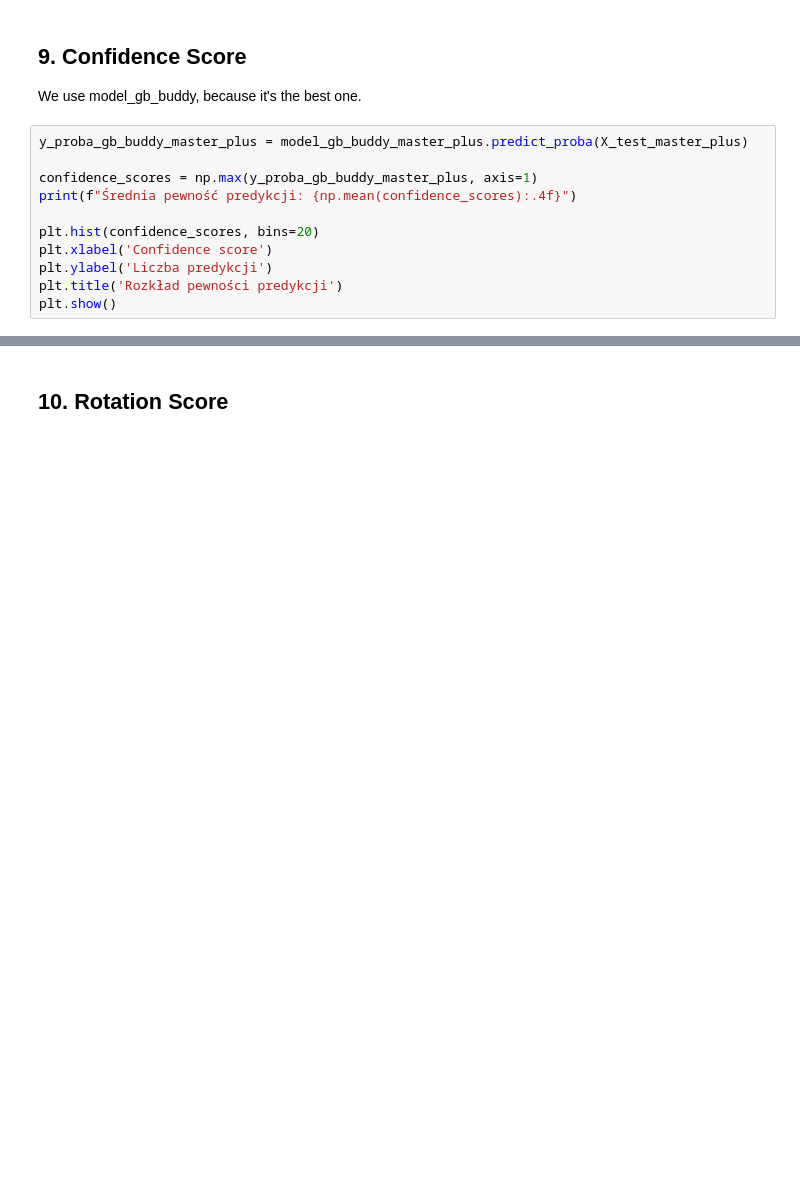
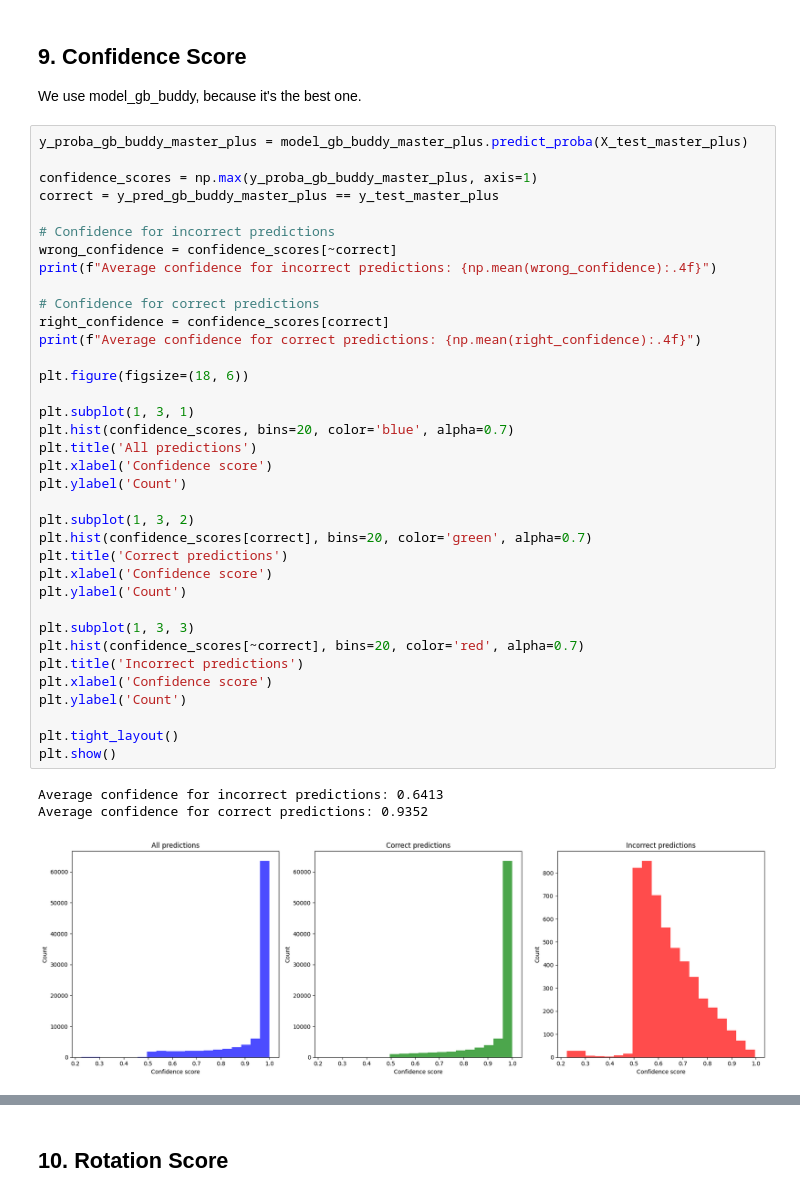
Before and after one commit to Kapponohacco/League-Ml-Project, a Jupyter notebook: src/models_with_silver.ipynb, the cells around one changed output, grey strips where cells are left out. Drawn from its saved outputs; the diff is of its cells as text; blank space fills up the shorter version.

Commit message:
Update Confidence Score

```diff
--- a/src/models_with_silver.ipynb
+++ b/src/models_with_silver.ipynb
@@ -2019,14 +2057,43 @@ We use model_gb_buddy, because it's the best one.
 # %%
 y_proba_gb_buddy_master_plus = model_gb_buddy_master_plus.predict_proba(X_test_master_plus)
 
 confidence_scores = np.max(y_proba_gb_buddy_master_plus, axis=1)
-print(f"Średnia pewność predykcji: {np.mean(confidence_scores):.4f}")
+correct = y_pred_gb_buddy_master_plus == y_test_master_plus
 
-plt.hist(confidence_scores, bins=20)
+# Confidence for incorrect predictions
+wrong_confidence = confidence_scores[~correct]
+print(f"Average confidence for incorrect predictions: {np.mean(wrong_confidence):.4f}")
+
+# Confidence for correct predictions
+right_confidence = confidence_scores[correct]
+print(f"Average confidence for correct predictions: {np.mean(right_confidence):.4f}")
+
+plt.figure(figsize=(18, 6))
+
+plt.subplot(1, 3, 1)
+plt.hist(confidence_scores, bins=20, color='blue', alpha=0.7)
+plt.title('All predictions')
 plt.xlabel('Confidence score')
-plt.ylabel('Liczba predykcji')
-plt.title('Rozkład pewności predykcji')
+plt.ylabel('Count')
+
+plt.subplot(1, 3, 2)
+plt.hist(confidence_scores[correct], bins=20, color='green', alpha=0.7)
+plt.title('Correct predictions')
+plt.xlabel('Confidence score')
+plt.ylabel('Count')
+
+plt.subplot(1, 3, 3)
+plt.hist(confidence_scores[~correct], bins=20, color='red', alpha=0.7)
+plt.title('Incorrect predictions')
+plt.xlabel('Confidence score')
+plt.ylabel('Count')
+
+plt.tight_layout()
 plt.show()
+# %% [output]
+Average confidence for incorrect predictions: 0.6413
+Average confidence for correct predictions: 0.9352
+[figure, added]
 # %%
 y_proba_gb_buddy_silver = model_gb_buddy_silver.predict_proba(X_test_silver)
 
```
Also changed, not shown: parts of 9 cells of this notebook.
